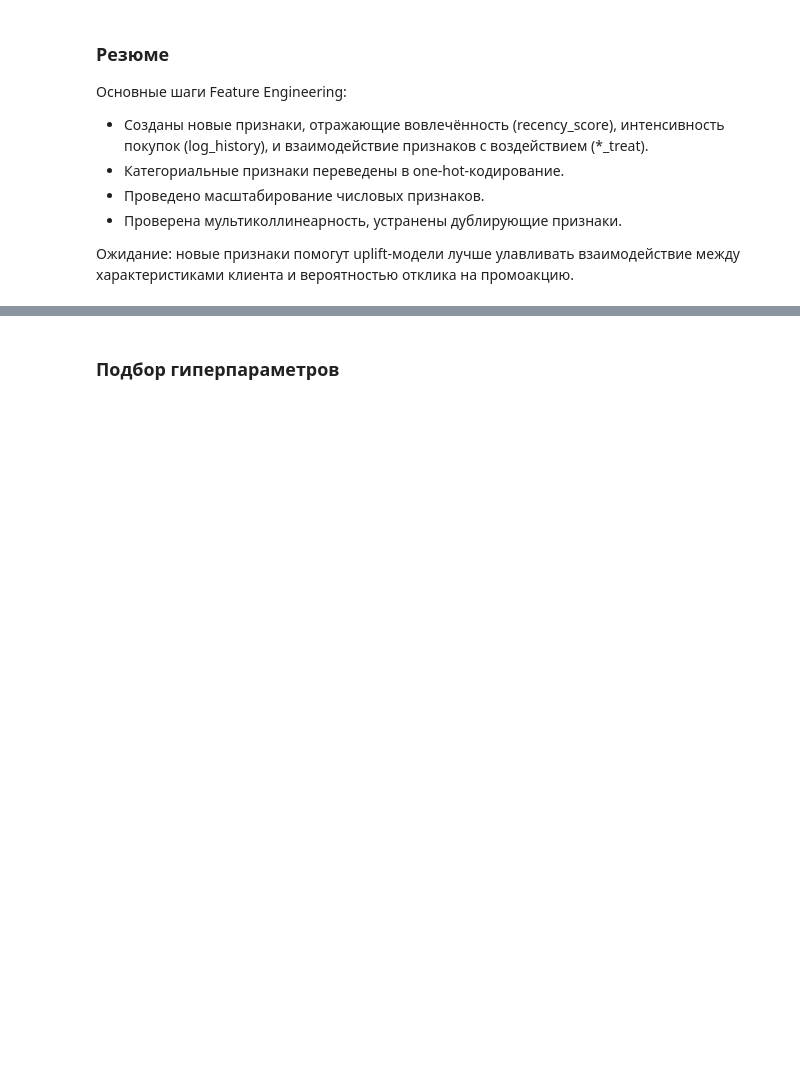
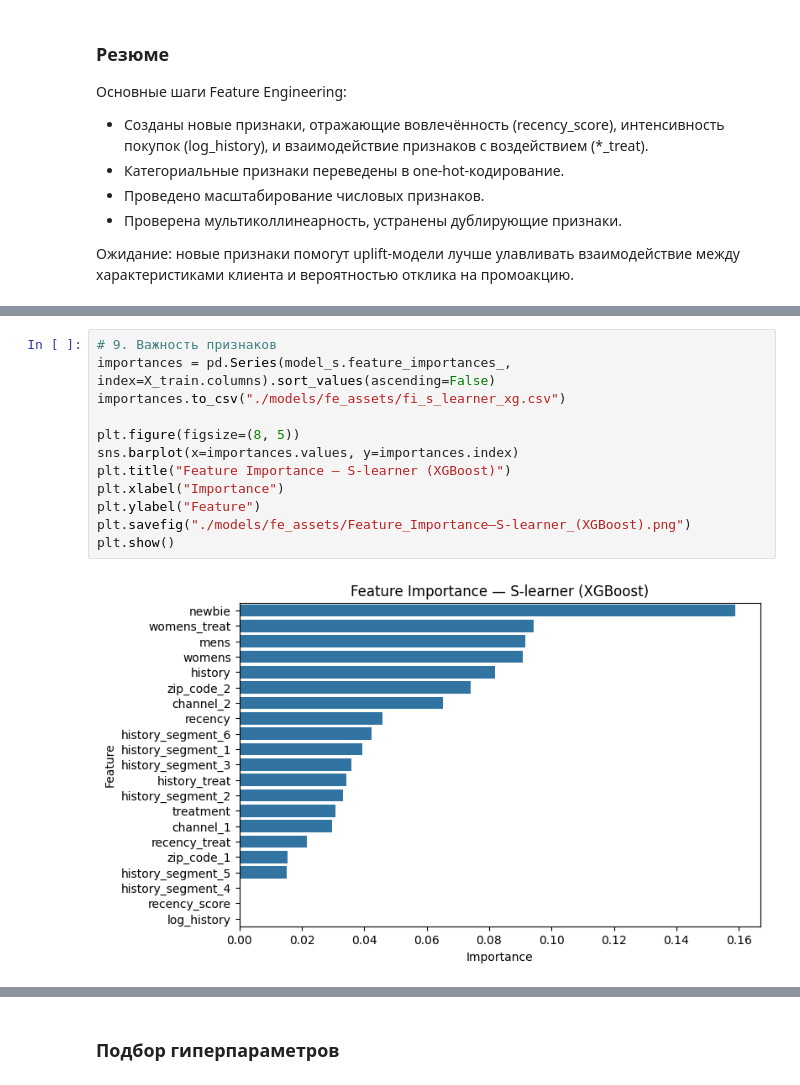
Before and after one commit to kruglikovAlex/mle-uplift-project-2025, a Jupyter notebook: final_project_template.ipynb, the cells around one changed output, grey strips where cells are left out. Saved outputs shown, nothing was run; the diff lists cells and outputs as text; blank space fills up the shorter version.

```diff
--- a/final_project_template.ipynb
+++ b/final_project_template.ipynb
@@ -2477,0 +2210,14 @@ Uplift@30%: 0.0333
+# %%
+# 9. Важность признаков
+importances = pd.Series(model_s.feature_importances_, index=X_train.columns).sort_values(ascending=False)
+importances.to_csv("./models/fe_assets/fi_s_learner_xg.csv")
+
+plt.figure(figsize=(8, 5))
+sns.barplot(x=importances.values, y=importances.index)
+plt.title("Feature Importance — S-learner (XGBoost)")
+plt.xlabel("Importance")
+plt.ylabel("Feature")
+plt.savefig("./models/fe_assets/Feature_Importance—S-learner_(XGBoost).png")
+plt.show()
+# %% [output]
+[figure, added]
```
Also changed, not shown: parts of 42 cells of this notebook, 11 other files.
